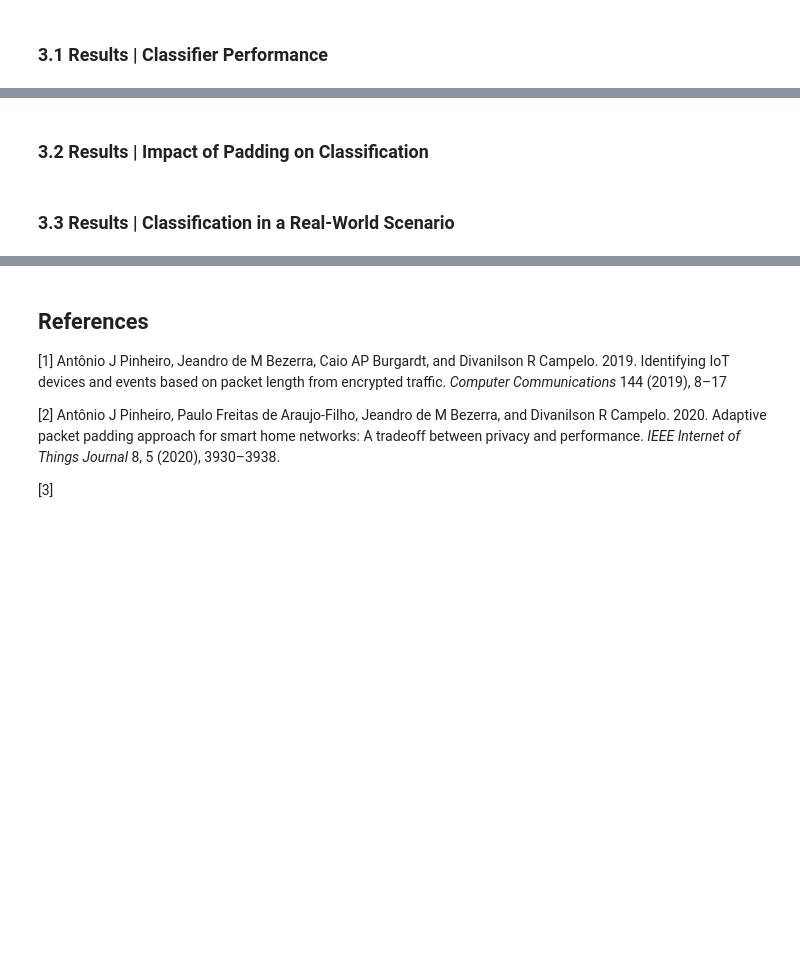
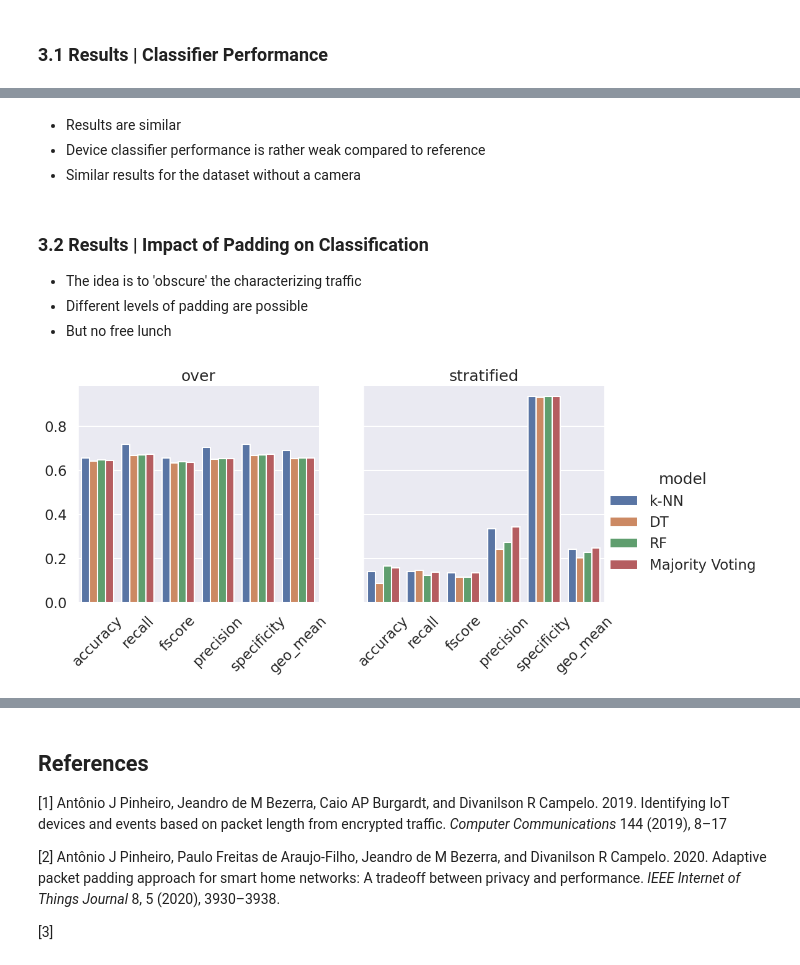
Before and after one commit to cochaviz/iot_classifier, a Jupyter notebook: presentation.ipynb, the cells around one changed output, grey strips where cells are left out. Cells and saved outputs as stored; diff of their text form; code cells hidden in the pictures; blank space fills up the shorter version.

```diff
--- a/presentation.ipynb
+++ b/presentation.ipynb
@@ -749,4 +865,11 @@ sns.catplot(all_scores, x="measurement", y="value", hue="model", col="balancing"
+# %% [markdown]
+- Results are similar
+- Device classifier performance is rather weak compared to reference
+- Similar results for the dataset without a camera
 # %% [markdown]
 ### 3.2 Results | Impact of Padding on Classification
+
+
+- The idea is to 'obscure' the characterizing traffic
+- Different levels of padding are possible
+- But no free lunch
-# %% [markdown]
-### 3.3 Results | Classification in a Real-World Scenario
@@ -752,0 +889,4 @@ sns.catplot(all_scores, x="measurement", y="value", hue="model", col="balancing"
+# %%
+draw_graph(all_scores_padded)
+# %% [output]
+[figure, added]
```
Also changed, not shown: parts of 18 cells of this notebook.
